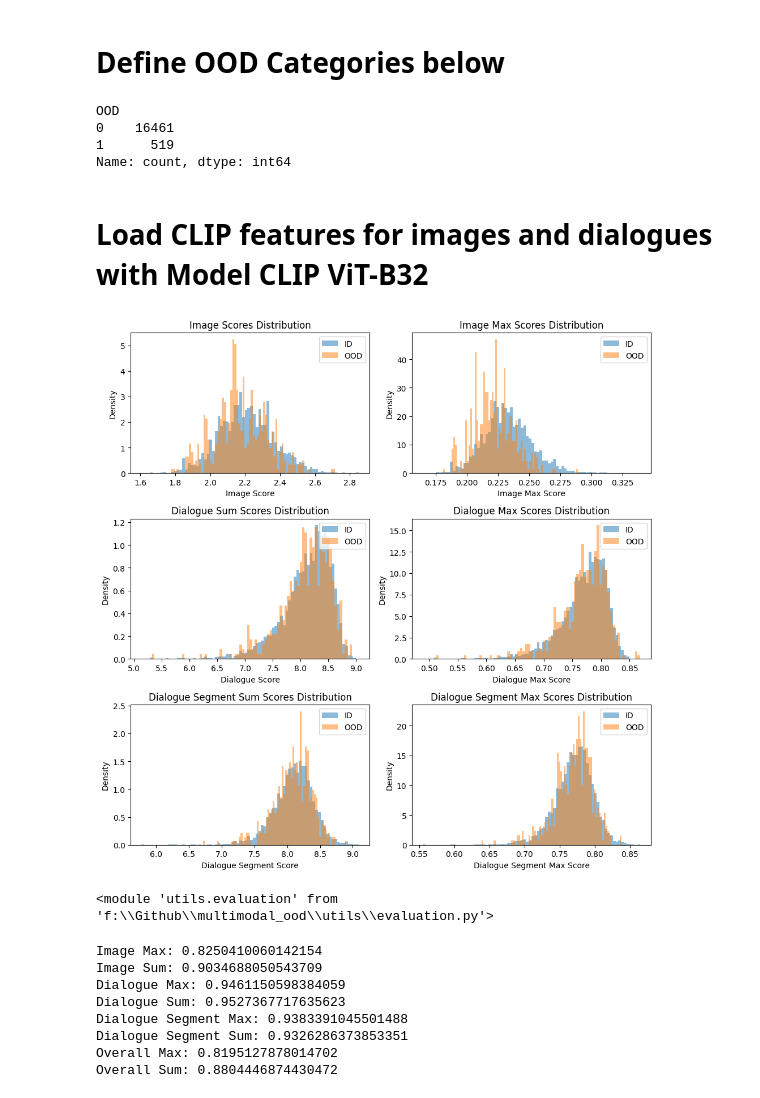
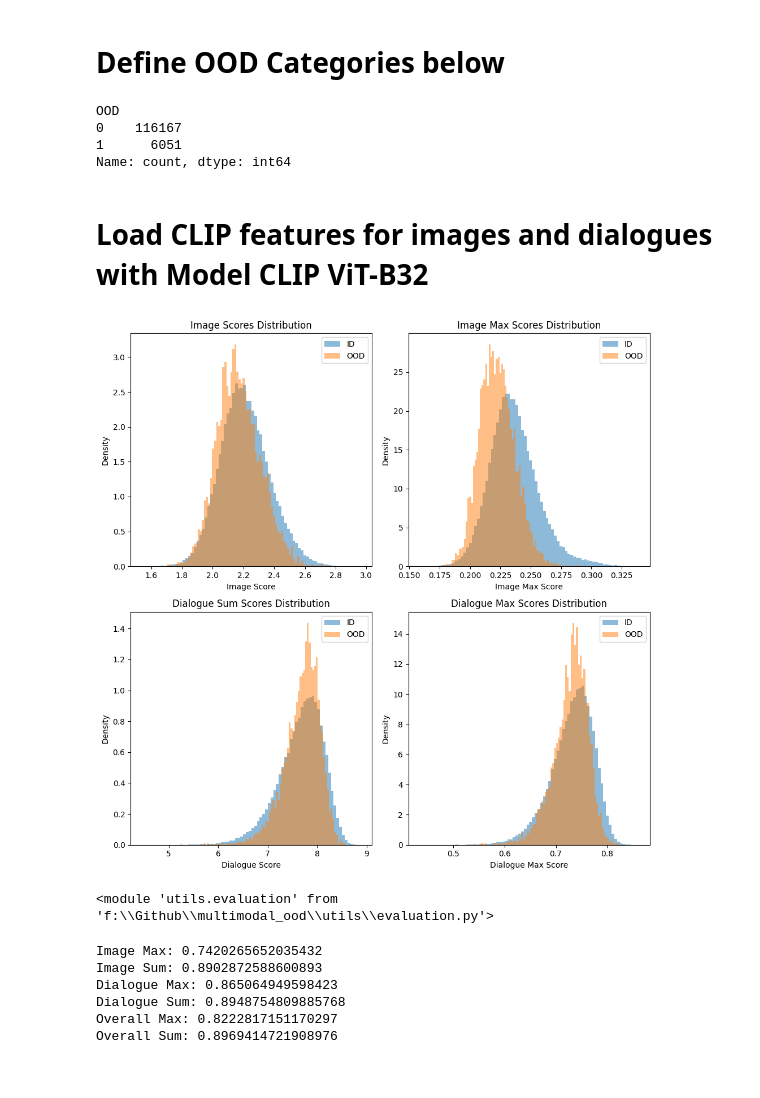
Before and after one commit to wfyitf/multimodal_ood, a Jupyter notebook: notebooks/clip.ipynb, the cells around one changed output. Cells and saved outputs as stored; diff of their text form; code cells hidden in the pictures.

```diff
--- a/notebooks/clip.ipynb
+++ b/notebooks/clip.ipynb
@@ -78,12 +47,12 @@ data_loader.show_clip_similarity(k, df_table, model, preprocess)
 # %%
 ood_category = ['vehicle']
 ind_category = [x for x in data_loader.supercategories if x not in ood_category]
-df_table['OOD'] = df_table['supercategories'].apply(lambda x: 0 if any(item in x for item in ind_category) else 1)
+df_table['OOD'] = df_table['supercategory'].apply(lambda x: 0 if any(item in x for item in ind_category) else 1)
 df_table['OOD'].value_counts()
 # %% [output]
 OOD
-0    16461
-1      519
+0    116167
+1      6051
 Name: count, dtype: int64
 # %% [markdown]
 # Load CLIP features for images and dialogues with Model CLIP ViT-B32
@@ -107,7 +90,7 @@ import pandas as pd
 from sklearn.preprocessing import MultiLabelBinarizer
 
 mlb = MultiLabelBinarizer(classes=ind_category)
-df_table['encoded_label'] = list(mlb.fit_transform(df_table['supercategories']))
+df_table['encoded_label'] = list(mlb.fit_transform(df_table['supercategory']))
 encoded_df = pd.DataFrame(df_table['encoded_label'].tolist(), columns=ind_category)
 df_table = pd.concat([df_table, encoded_df], axis=1)
 # %%
@@ -115,8 +98,8 @@ import torch.nn.functional as F
 from tqdm.notebook import tqdm
 tqdm.pandas()
 
-if data_loader.data_source == "qa":
-    df_table['image_id'] = df_table['image_id'].apply(lambda x: f"COCO_train2014_{int(x):012d}")
+#if data_loader.data_source == "qa":
+#    df_table['image_id'] = df_table['image_id'].apply(lambda x: f"COCO_train2014_{int(x):012d}")
 
 categories_clip = {}
 for categories in ind_category:
@@ -144,42 +127,42 @@ def calculate_similarity_score(row, type = "image"):
     return cosine_sim, cosine_sim_max
 
 df_table['image_score'], df_table['image_score_max'] = zip(*df_table.progress_apply(calculate_similarity_score, axis=1))
-dialogue_df_segment['dialogue_score'], dialogue_df_segment['dialogue_score_max'] = zip(*dialogue_df_segment.progress_apply(calculate_similarity_score, type = "dialogue", axis=1))
+#dialogue_df_segment['dialogue_score'], dialogue_df_segment['dialogue_score_max'] = zip(*dialogue_df_segment.progress_apply(calculate_similarity_score, type = "dialogue", axis=1))
 df_table['dialogue_score'], df_table['dialogue_score_max'] = zip(*df_table.progress_apply(calculate_similarity_score, axis=1, args=('dialogue',)))
 # %%
-df_table['dialogue_score_segment'] = pd.DataFrame(dialogue_df_segment.groupby('index')['dialogue_score'].mean())['dialogue_score'].values
-df_table['dialogue_score_segment_max'] = pd.DataFrame(dialogue_df_segment.groupby('index')['dialogue_score_max'].mean())['dialogue_score_max'].values
+#df_table['dialogue_score_segment'] = pd.DataFrame(dialogue_df_segment.groupby('index')['dialogue_score'].mean())['dialogue_score'].values
+#df_table['dialogue_score_segment_max'] = pd.DataFrame(dialogue_df_segment.groupby('index')['dialogue_score_max'].mean())['dialogue_score_max'].values
 # %%
 import matplotlib.pyplot as plt
 
 # Assuming df_table is preloaded with the appropriate columns
 # Simplifying the code and plotting all histograms in a 2x2 layout
 
 # Create figure and axes for a 2x2 grid
-fig, axs = plt.subplots(3, 2, figsize=(10, 10))
+fig, axs = plt.subplots(2, 2, figsize=(10, 10))
 
 # Data for histograms
-columns = ['image_score', 'image_score_max', 'dialogue_score', 'dialogue_score_max', 'dialogue_score_segment', 'dialogue_score_segment_max']
+columns = ['image_score', 'image_score_max', 'dialogue_score', 'dialogue_score_max'] #'dialogue_score_segment', 'dialogue_score_segment_max']
 titles = ['Image Scores Distribution', 'Image Max Scores Distribution',
-          'Dialogue Sum Scores Distribution', 'Dialogue Max Scores Distribution',
-          'Dialogue Segment Sum Scores Distribution', 'Dialogue Segment Max Scores Distribution']
-x_labels = ['Image Score', 'Image Max Score', 'Dialogue Score', 'Dialogue Max Score', 'Dialogue Segment Score', 'Dialogue Segment Max Score']
+          'Dialogue Sum Scores Distribution', 'Dialogue Max Scores Distribution']
+         #'Dialogue Segment Sum Scores Distribution', 'Dialogue Segment Max Scores Distribution']
+x_labels = ['Image Score', 'Image Max Score', 'Dialogue Score', 'Dialogue Max Score'] # 'Dialogue Segment Score', 'Dialogue Segment Max Score']
 
 # Loop through to plot each histogram in its subplot
 for i, ax in enumerate(axs.flatten()):
     ood_scores = df_table[df_table['OOD'] == 1][columns[i]]
     non_ood_scores = df_table[df_table['OOD'] == 0][columns[i]]
     ax.hist(non_ood_scores, bins=80, alpha=0.5, label='ID', density=True)
     ax.hist(ood_scores, bins=80, alpha=0.5, label='OOD', density=True)
     ax.legend(loc='upper right')
     ax.set_title(titles[i])
     ax.set_xlabel(x_labels[i])
     ax.set_ylabel('Density')
 
 plt.tight_layout()
 plt.show()
 # %% [output]
-[figure, old version]
+[figure, new version]
 # %%
 import importlib
 importlib.reload(ev)
@@ -199,19 +182,17 @@ print('Image Max:', ev.fpr_evaluation(df_table['OOD'].values, -df_table['image_s
 print('Image Sum:', ev.fpr_evaluation(df_table['OOD'].values, -df_table['image_score'].values, 0.95))
 print('Dialogue Max:', ev.fpr_evaluation(df_table['OOD'].values, -df_table['dialogue_score_max'].values, 0.95))
 print('Dialogue Sum:', ev.fpr_evaluation(df_table['OOD'].values, -df_table['dialogue_score'].values, 0.95))
-print('Dialogue Segment Max:', ev.fpr_evaluation(df_table['OOD'].values, -df_table['dialogue_score_segment_max'].values, 0.95))
-print('Dialogue Segment Sum:', ev.fpr_evaluation(df_table['OOD'].values, -df_table['dialogue_score_segment'].values, 0.95))
+#print('Dialogue Segment Max:', ev.fpr_evaluation(df_table['OOD'].values, -df_table['dialogue_score_segment_max'].values, 0.95))
+#print('Dialogue Segment Sum:', ev.fpr_evaluation(df_table['OOD'].values, -df_table['dialogue_score_segment'].values, 0.95))
 print("Overall Max:", ev.fpr_evaluation(df_table['OOD'].values, -df_table['overall_simialrity'].values, 0.95))
 print("Overall Sum:", ev.fpr_evaluation(df_table['OOD'].values, -df_table['overall_simialrity_sum'].values, 0.95))
 # %% [output]
-Image Max: 0.8250410060142154
-Image Sum: 0.9034688050543709
-Dialogue Max: 0.9461150598384059
-Dialogue Sum: 0.9527367717635623
-Dialogue Segment Max: 0.9383391045501488
-Dialogue Segment Sum: 0.9326286373853351
-Overall Max: 0.8195127878014702
-Overall Sum: 0.8804446874430472
+Image Max: 0.7420265652035432
+Image Sum: 0.8902872588600893
+Dialogue Max: 0.865064949598423
+Dialogue Sum: 0.8948754809885768
+Overall Max: 0.8222817151170297
+Overall Sum: 0.8969414721908976
 # %%
 import torch
 import torch.nn as nn
```
Also changed, not shown: parts of 16 cells of this notebook, 1 other file.
